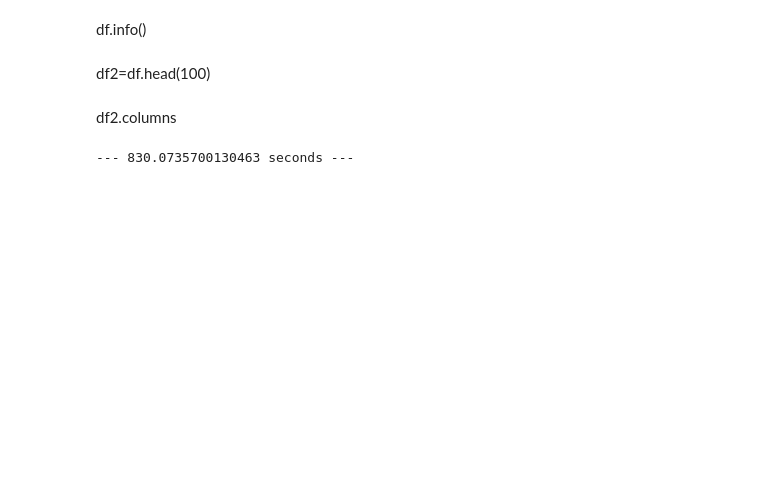
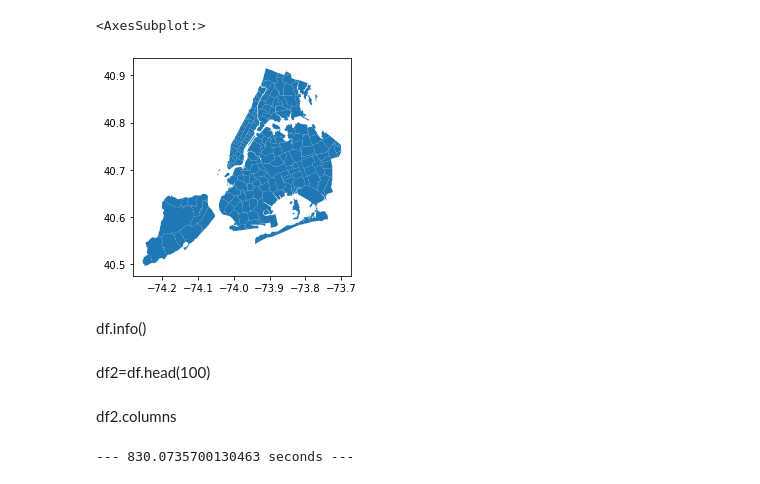
Before and after one commit to EBroestl/NYC_Taxis_and_Property_Value, a Jupyter notebook: Notebooks/Sheet Geo Match Code v1 (2014 specific syntax).ipynb, the cells around one changed output. Saved outputs shown, nothing was run; the diff lists cells and outputs as text; code cells hidden in the pictures; blank space fills up the shorter version.

```diff
--- a/Notebooks/Sheet Geo Match Code v1 (2014 specific syntax).ipynb
+++ b/Notebooks/Sheet Geo Match Code v1 (2014 specific syntax).ipynb
@@ -21,6 +21,11 @@ complete=Audio(url = notebook, autoplay = True)
 map = gpd.read_file('../../Data/NYC_Geo_prayer.json')
 # %%
 map=map[['postalCode','PO_NAME','borough','geometry']]
+# %%
+map.plot()
+# %% [output]
+<AxesSubplot:>
+[figure, added]
 # %%
 df=pd.read_csv('../../Data/Taxi Data/yellow_14/yellow_tripdata_2014-12.csv')
 # %% [markdown]
```
Also changed, not shown: 41 other files.
